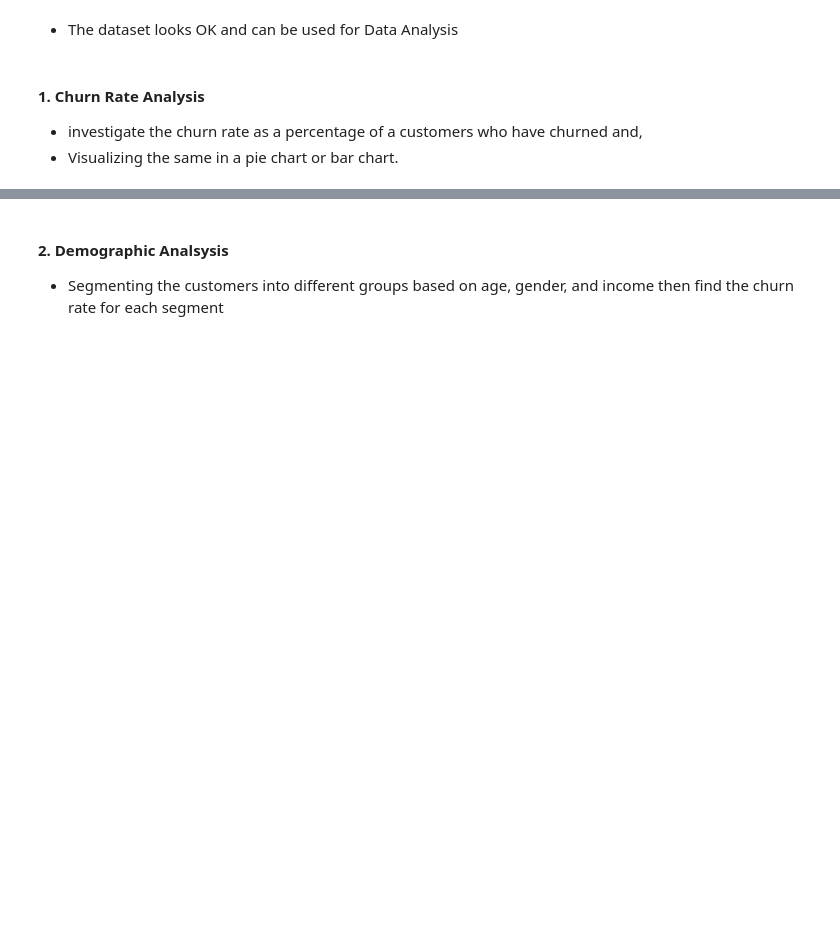
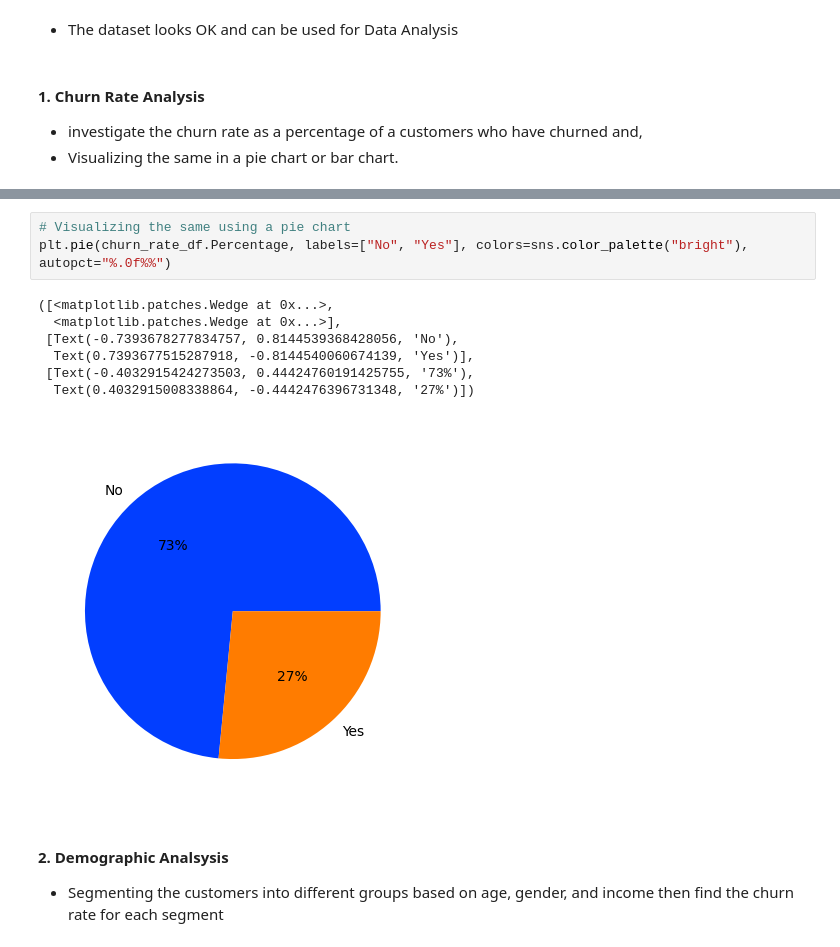
Before and after one commit to mut-rogers/customer_churn, a Jupyter notebook: churn.ipynb, the cells around one changed output, grey strips where cells are left out. Drawn from its saved outputs; the diff is of its cells as text; blank space fills up the shorter version.

```diff
--- a/churn.ipynb
+++ b/churn.ipynb
@@ -105,3 +117,14 @@ The Churn Rate is 26.54%
+# %%
+# Visualizing the same using a pie chart
+plt.pie(churn_rate_df.Percentage, labels=["No", "Yes"], colors=sns.color_palette("bright"), autopct="%.0f%%")
+# %% [output]
+([<matplotlib.patches.Wedge at 0x...>,
+  <matplotlib.patches.Wedge at 0x...>],
+ [Text(-0.7393678277834757, 0.8144539368428056, 'No'),
+  Text(0.7393677515287918, -0.8144540060674139, 'Yes')],
+ [Text(-0.4032915424273503, 0.44424760191425755, '73%'),
+  Text(0.4032915008338864, -0.4442476396731348, '27%')])
+[figure, added]
 # %% [markdown]
 #### 2. Demographic Analsysis
 - Segmenting the customers into different groups based on age, gender, and income then find the churn rate for each segment
```
Also changed, not shown: parts of 6 cells of this notebook.
